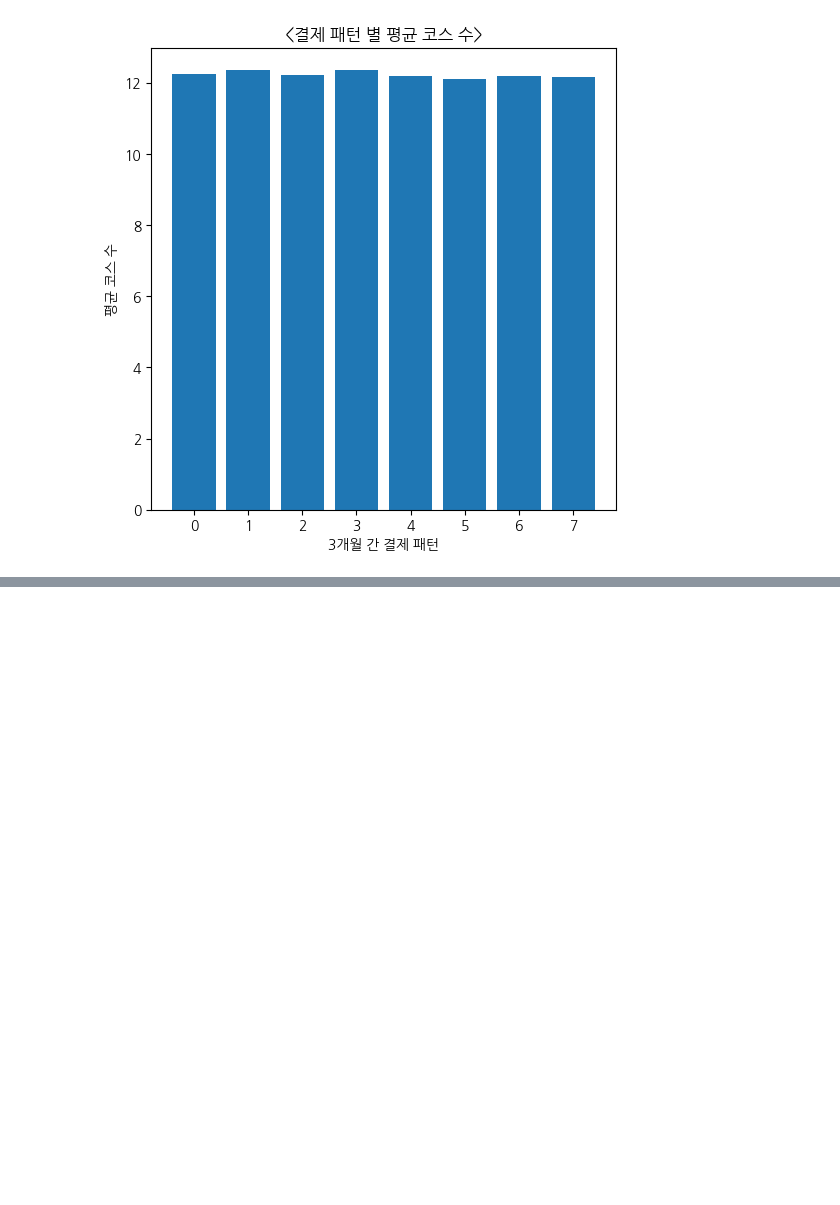
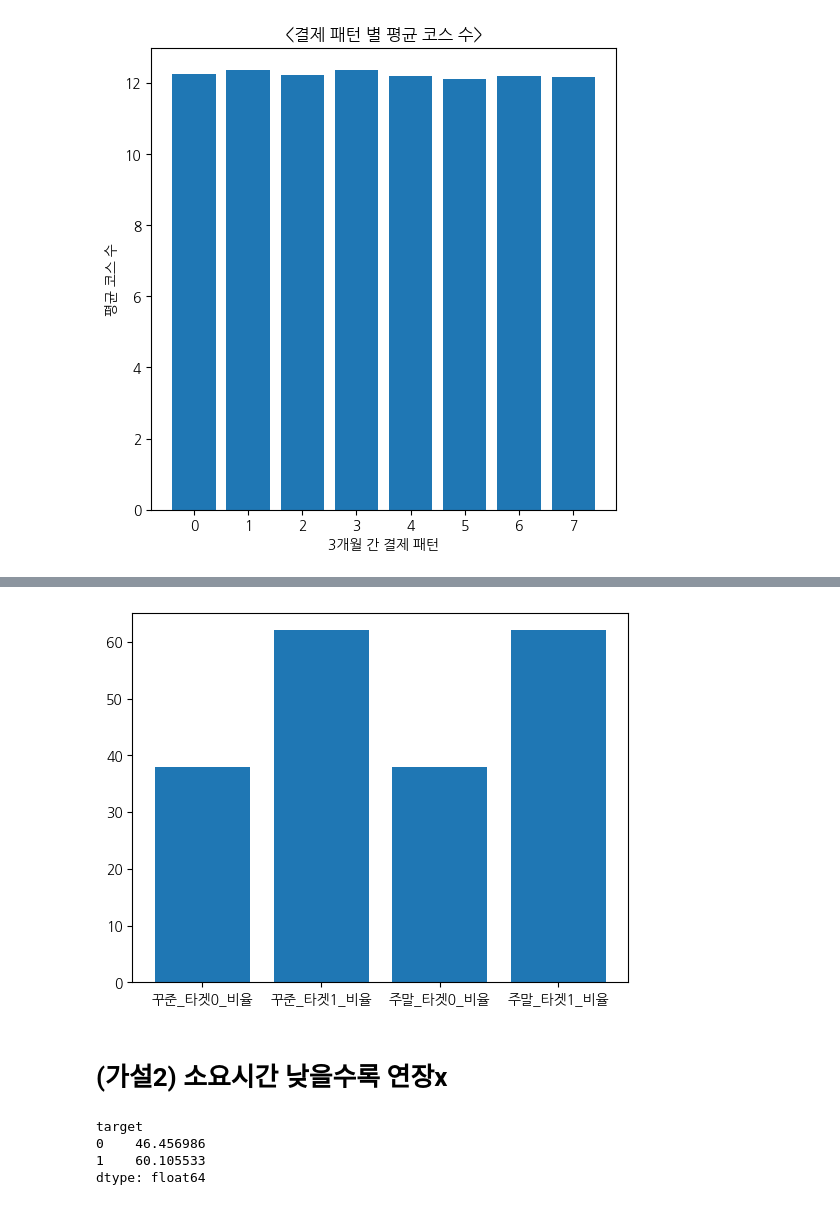
Before and after one commit to uhmminji/wassup, a Jupyter notebook: 05_데이터분석/DA_Mini_Project.ipynb, the cells around one changed output, grey strips where cells are left out. Cells and saved outputs as stored; diff of their text form; code cells hidden in the pictures; blank space fills up the shorter version.

```diff
--- a/05_데이터분석/DA_Mini_Project.ipynb
+++ b/05_데이터분석/DA_Mini_Project.ipynb
@@ -279,0 +567,4 @@ plt.show()
+# %%
+#62.01%
+꾸준_타겟1_비율 = ((꾸준_타겟1/꾸준_총인원)*100).round(2)
+꾸준_타겟1_비율
@@ -279,0 +581,4 @@ plt.show()
+# %%
+#37.99%
+주말_타겟0_비율 = ((꾸준_타겟0/꾸준_총인원)*100).round(2)
+주말_타겟0_비율
@@ -279,0 +595,4 @@ plt.show()
+# %%
+#62.01%
+주말_타겟1_비율 = ((꾸준_타겟1/꾸준_총인원)*100).round(2)
+주말_타겟1_비율
@@ -279,0 +611,21 @@ plt.show()
+# %%
+빈도수 = ['꾸준_타겟0_비율', '꾸준_타겟1_비율', '주말_타겟0_비율', '주말_타겟1_비율']
+타겟수 = [꾸준_타겟0_비율, 꾸준_타겟1_비율, 주말_타겟0_비율, 주말_타겟1_비율]
+
+plt.bar(빈도수, 타겟수)
+plt.show()
+# %% [output]
+[figure, added]
+# %% [markdown]
+# (가설2) 소요시간 낮을수록 연장x
+# %%
+#average_time_per_learning_session: 각 학습 세션에 소요된 평균 시간 (분)
+#0    46.456986 / 1    60.105533
+
+타겟별_소요시간 = user_data.groupby('target')['average_time_per_learning_session'].sum()
+타겟별_소요시간/타겟별_인원수
+# %% [output]
+target
+0    46.456986
+1    60.105533
+dtype: float64
```
Also changed, not shown: parts of 80 cells of this notebook, 2 other files.
